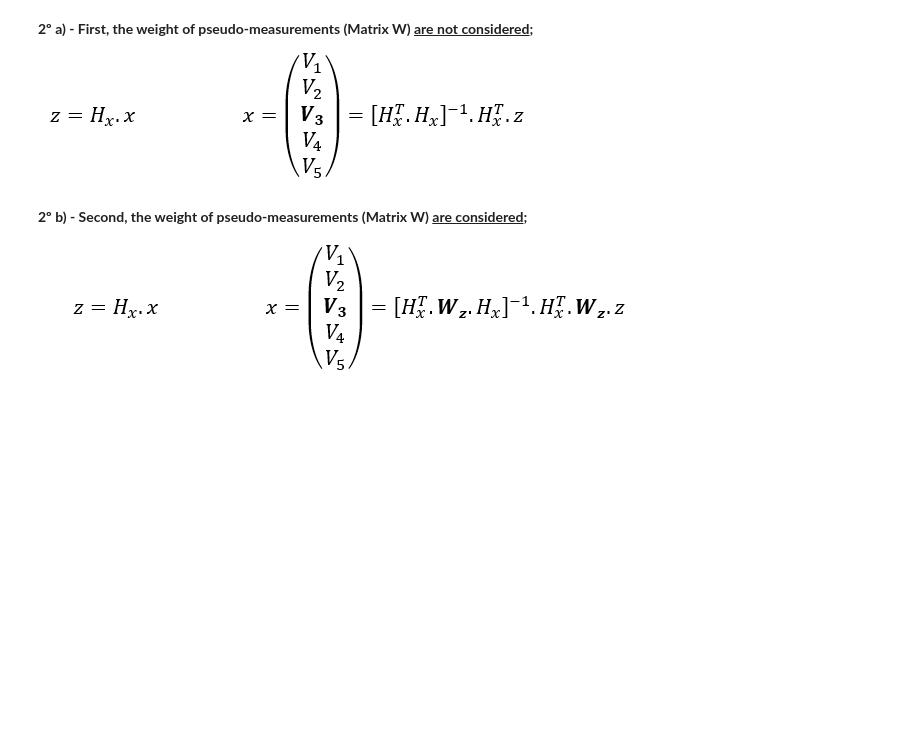
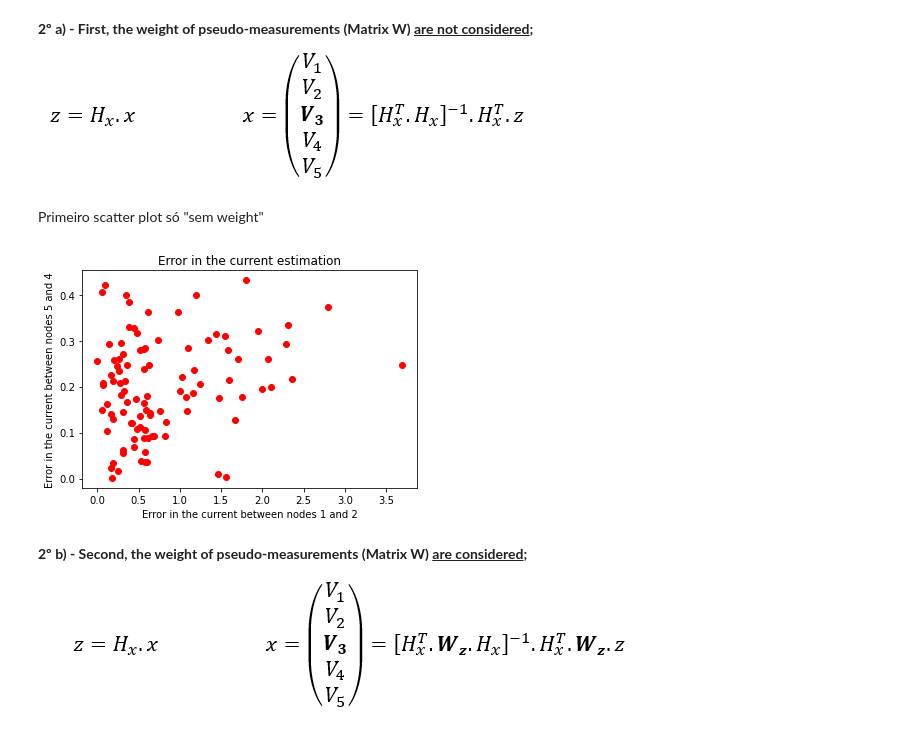
Before and after one commit to leobt23/ADRI, a Jupyter notebook: tpc3/Aula3_Students.ipynb, the cells around one changed output. Cells and saved outputs as stored; diff of their text form; code cells hidden in the pictures; blank space fills up the shorter version.

```diff
--- a/tpc3/Aula3_Students.ipynb
+++ b/tpc3/Aula3_Students.ipynb
@@ -177,7 +194,7 @@ print(x)
 b0=np.zeros((8), dtype=np.complex_)
 b1=np.zeros((8), dtype=np.complex_)
 b2=np.zeros((8), dtype=np.complex_)
-A=np.zeros((8,5), dtype=np.complex_)
+A=np.matrix(np.zeros((8,5), dtype=np.complex_))
 v=np.zeros((5), dtype=np.complex_)
 
 # Voltage Computing (Reference)
@@ -216,31 +233,38 @@ A[7,4] = -Y[3,4]
 
 ![Equations%203.PNG](attachment:Equations%203.PNG)
 # %%
-#Noise to be added to pseudo-measurements
+# Noise to be added to pseudo-measurements
+sig=0.5
 e = np.random.normal(0.0, 1.0, size=(4,m))*sig
 
+
 #Estimation not considering the noise
-x0 = np.dot(np.linalg.inv(A.T@A)@A.T, b0)
+x0 = np.dot(np.linalg.inv(A.H@A)@A.H, b0)
+x0 = np.array(x0).flatten()
 
-#Matrix creation
-#sx=np.zeros(5)
-sx = np.zeros((A.shape[1], m))
+# reproduce previous z vector
+b1 =  b0.copy()
+
+# Matrix creation
+sx=np.zeros(5)
 rms=np.zeros((5,m))
 ei12a=np.zeros(m)
 ei54a=np.zeros(m)
 
 for i in range(m):
-    #Introduce error in the measurements (Matrix z)
+    # Introduce error in the measurements (Matrix z)
     b1[4:8]=I+e[:,i]
 
-    #Estimate the voltages based on measurements with the errors
-    x = np.dot(np.linalg.inv(A.T@A)@A.T, b1)
+    # Estimate the voltages based on measurements with the errors
+    x = np.dot(np.linalg.inv(A.H@A)@A.H, b1)
+    x = np.array(x).flatten()
 
-    #Accumulated value of estimations
-    sx[:, i] = x
+    # Accumulated value of estimations
+    sx=sx+x
 
-    #Errors in the voltages
+    # Errors in the voltages
     rms[:,i]=np.sqrt(np.dot((x-x0),np.conjugate(x-x0)))
+
     # x0 is the initial estimation not considering the noise
     # x is the estimation considering the noise
 
@@ -253,6 +277,19 @@ x_avg=sx/m
 
 #Average Voltage RMS Error
 ee=np.transpose(np.matrix,sum(np.transpose(rms)))/m
+# %% [markdown]
+Primeiro scatter plot só "sem weight"
+# %%
+def scatter_plot_error(ei12a, ei54a, m):
+    plt.scatter(ei12a, ei54a, marker='o', color='r')
+    plt.title('Error in the current estimation')
+    plt.xlabel('Error in the current between nodes 1 and 2')
+    plt.ylabel('Error in the current between nodes 5 and 4')
+    plt.show()
+
+scatter_plot_error(np.absolute(ei12a), np.absolute(ei54a), m)
+# %% [output]
+[figure, added]
 # %% [markdown]
 <b>2º b) - Second, the weight of pseudo-measurements (Matrix W) <u>are considered</u>;
 
```
Also changed, not shown: parts of 11 cells of this notebook.
